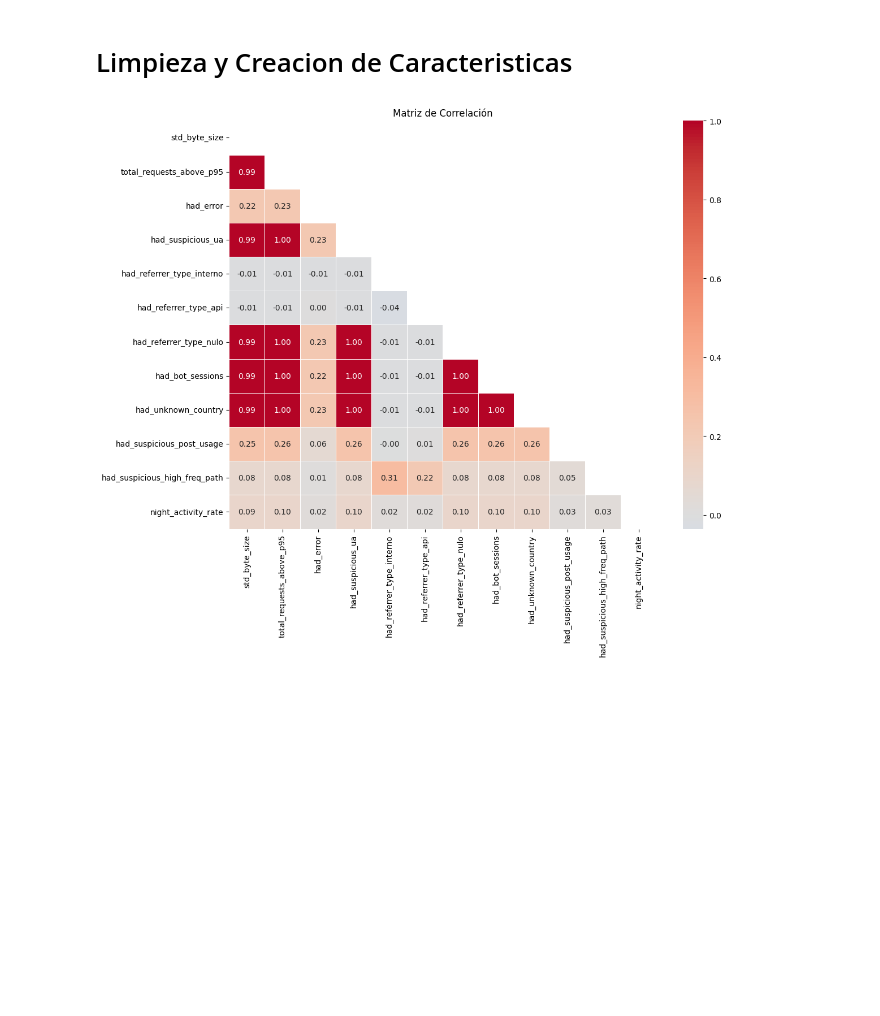
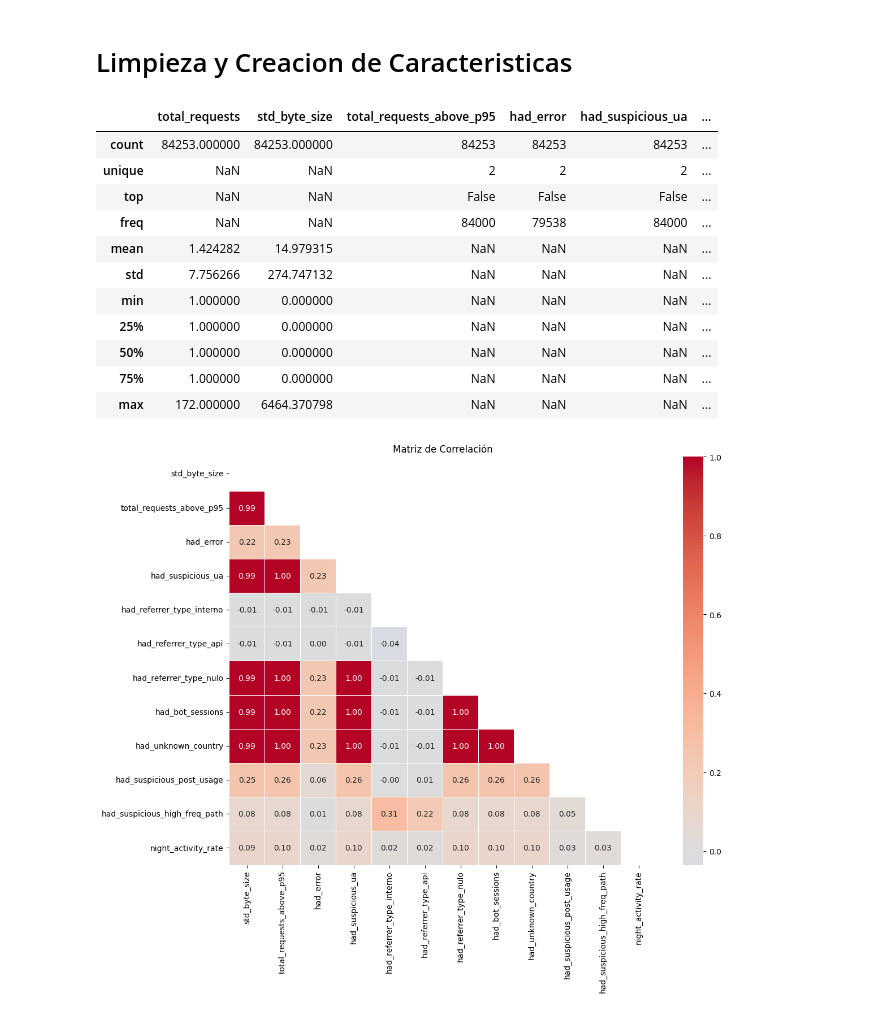
Before and after one commit to Dalperdomoe/meli_deteccion_anomalias, a Jupyter notebook: notebooks/1.0-dape-initial-data-exploration.ipynb, the cells around one changed output. Drawn from its saved outputs; the diff is of its cells as text; code cells hidden in the pictures; blank space fills up the shorter version.

```diff
--- a/notebooks/1.0-dape-initial-data-exploration.ipynb
+++ b/notebooks/1.0-dape-initial-data-exploration.ipynb
@@ -294,14 +294,6 @@ df['delta_seconds'] = df.groupby('session_id')['timestamp'].diff().dt.total_seco
 
 # Frecuencia de errores HTTP por fila
 df['is_not_found_error'] = df['response_code'].isin(['404'])
-
-
-# Crea categorías por rangos de log_bytes
-bins = [0, round(df['log_bytes'].quantile(0.25)), round(df['log_bytes'].quantile(0.75)), np.inf]
-labels = ['MENOR_1KB', 'ENTRE_1KB_8KB', 'MAYOR_8KB']
-df['byte_size_group'] = pd.cut(df['log_bytes'], bins=bins, labels=labels)
-
-df = pd.concat([df.reset_index().drop(columns='index'), pd.get_dummies(df['byte_size_group'], prefix='byte_size_group').reset_index().drop(columns='index')], axis=1)
 # %%
 # Algunas características útiles por ip_address
 
@@ -338,6 +330,21 @@ ip_features['night_activity_rate'] = (
     .groupby('ip_address')
     .size() / df.groupby('ip_address').size()
 ).fillna(0)
+# %%
+ip_features.describe(include='all')
+# %% [output]
+|  | total_requests | std_byte_size | total_requests_above_p95 | had_error | had_suspicious_ua | ... |
+| count | 84253.000000 | 84253.000000 | 84253 | 84253 | 84253 | ... |
+| unique | NaN | NaN | 2 | 2 | 2 | ... |
+| top | NaN | NaN | False | False | False | ... |
+| freq | NaN | NaN | 84000 | 79538 | 84000 | ... |
+| mean | 1.424282 | 14.979315 | NaN | NaN | NaN | ... |
+| std | 7.756266 | 274.747132 | NaN | NaN | NaN | ... |
+| min | 1.000000 | 0.000000 | NaN | NaN | NaN | ... |
+| 25% | 1.000000 | 0.000000 | NaN | NaN | NaN | ... |
+| 50% | 1.000000 | 0.000000 | NaN | NaN | NaN | ... |
+| 75% | 1.000000 | 0.000000 | NaN | NaN | NaN | ... |
+| max | 172.000000 | 6464.370798 | NaN | NaN | NaN | ... |
 # %%
 corr_matrix = ip_features.drop(columns='total_requests').corr(numeric_only=True)
 
```
Also changed, not shown: 9 other files.
